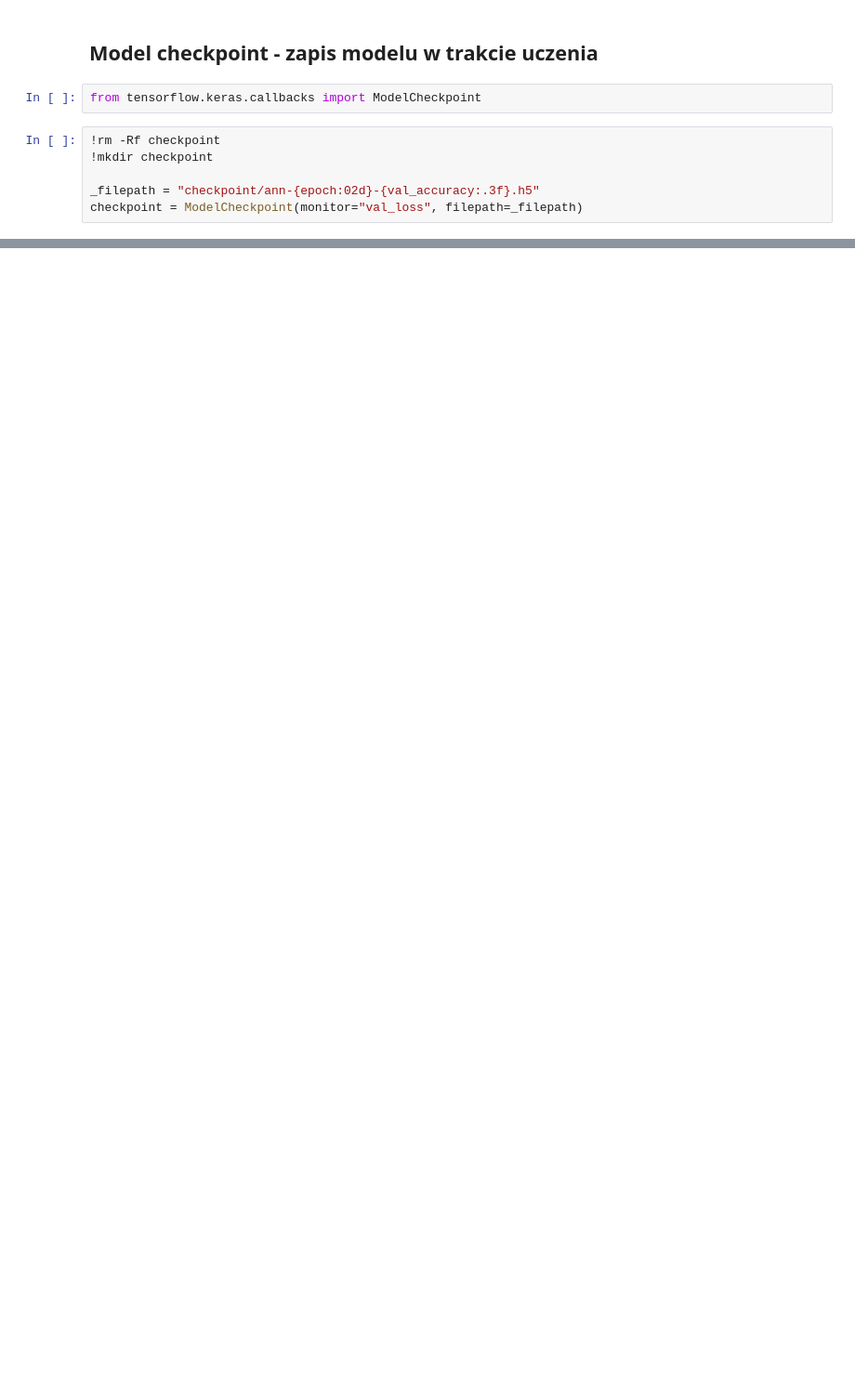
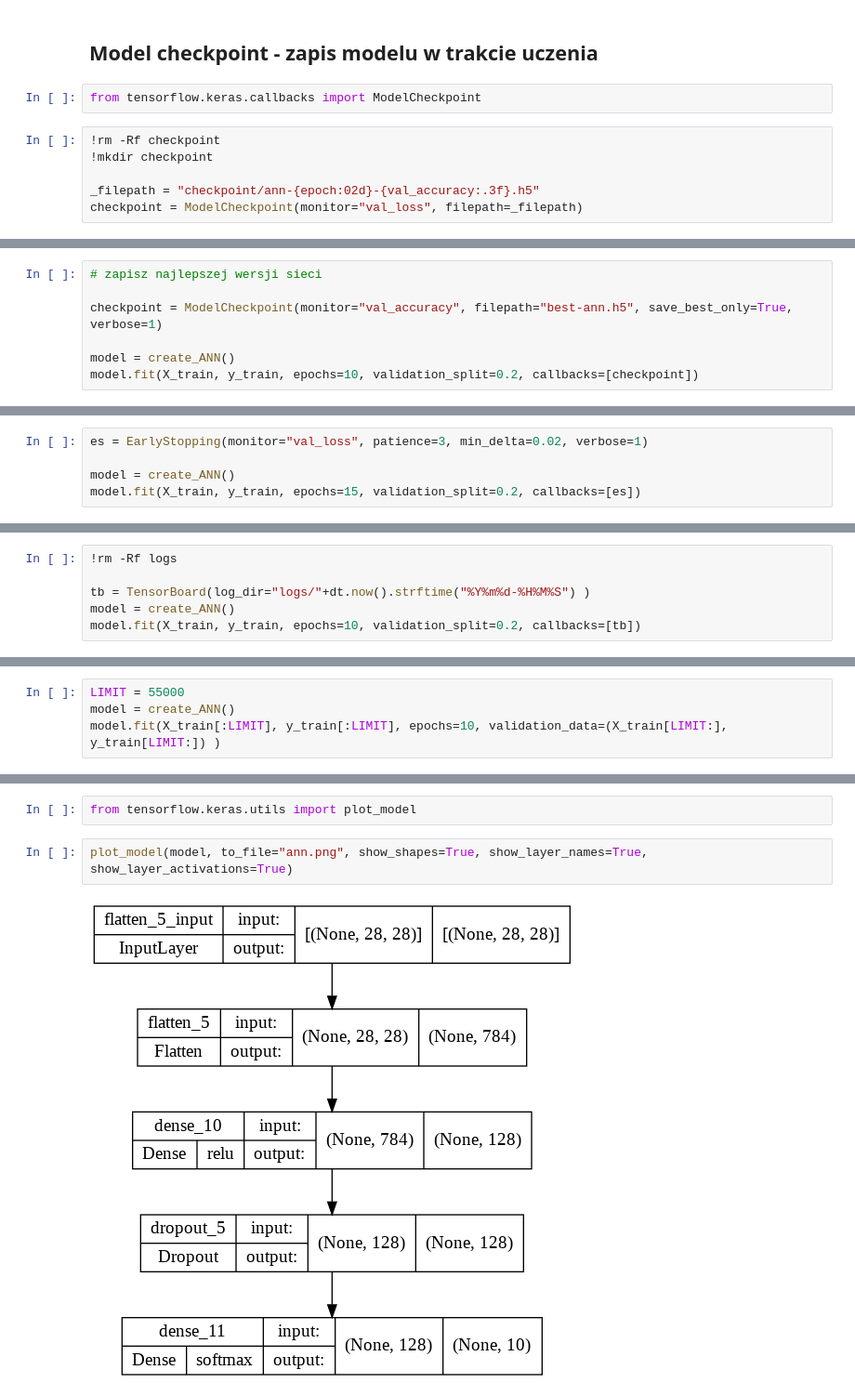
Before and after one commit to pad2012/Python2A, a Jupyter notebook: Dzien10/pad2012_sn_05.ipynb, the cells around one changed output, grey strips where cells are left out. Shown at 93% size. Cells and saved outputs as stored; diff of their text form; blank space fills up the shorter version.

```diff
--- a/Dzien10/pad2012_sn_05.ipynb
+++ b/Dzien10/pad2012_sn_05.ipynb
@@ -70,0 +119,7 @@ checkpoint = ModelCheckpoint(monitor="val_loss", filepath=_filepath)
+# %%
+# zapisz najlepszej wersji sieci
+
+checkpoint = ModelCheckpoint(monitor="val_accuracy", filepath="best-ann.h5", save_best_only=True, verbose=1)
+
+model = create_ANN()
+model.fit(X_train, y_train, epochs=10, validation_split=0.2, callbacks=[checkpoint])
@@ -70,0 +129,5 @@ checkpoint = ModelCheckpoint(monitor="val_loss", filepath=_filepath)
+# %%
+es = EarlyStopping(monitor="val_loss", patience=3, min_delta=0.02, verbose=1)
+
+model = create_ANN()
+model.fit(X_train, y_train, epochs=15, validation_split=0.2, callbacks=[es])
@@ -70,0 +151,6 @@ checkpoint = ModelCheckpoint(monitor="val_loss", filepath=_filepath)
+# %%
+!rm -Rf logs
+
+tb = TensorBoard(log_dir="logs/"+dt.now().strftime("%Y%m%d-%H%M%S") )
+model = create_ANN()
+model.fit(X_train, y_train, epochs=10, validation_split=0.2, callbacks=[tb])
@@ -70,0 +196,4 @@ checkpoint = ModelCheckpoint(monitor="val_loss", filepath=_filepath)
+# %%
+LIMIT = 55000
+model = create_ANN()
+model.fit(X_train[:LIMIT], y_train[:LIMIT], epochs=10, validation_data=(X_train[LIMIT:], y_train[LIMIT:]) )
@@ -70,0 +222,6 @@ checkpoint = ModelCheckpoint(monitor="val_loss", filepath=_filepath)
+# %%
+from tensorflow.keras.utils import plot_model
+# %%
+plot_model(model, to_file="ann.png", show_shapes=True, show_layer_names=True, show_layer_activations=True)
+# %% [output]
+[figure, added]
```
Also changed, not shown: parts of 15 cells of this notebook.
